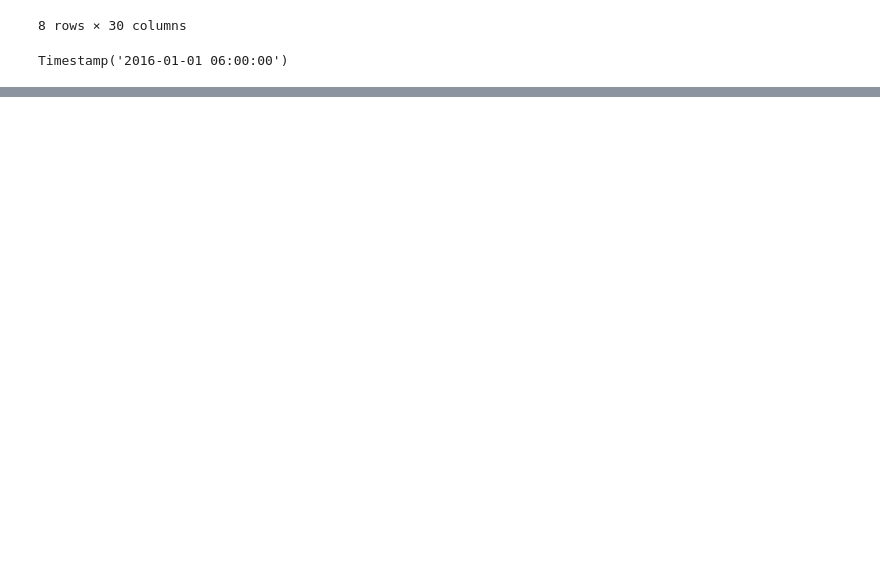
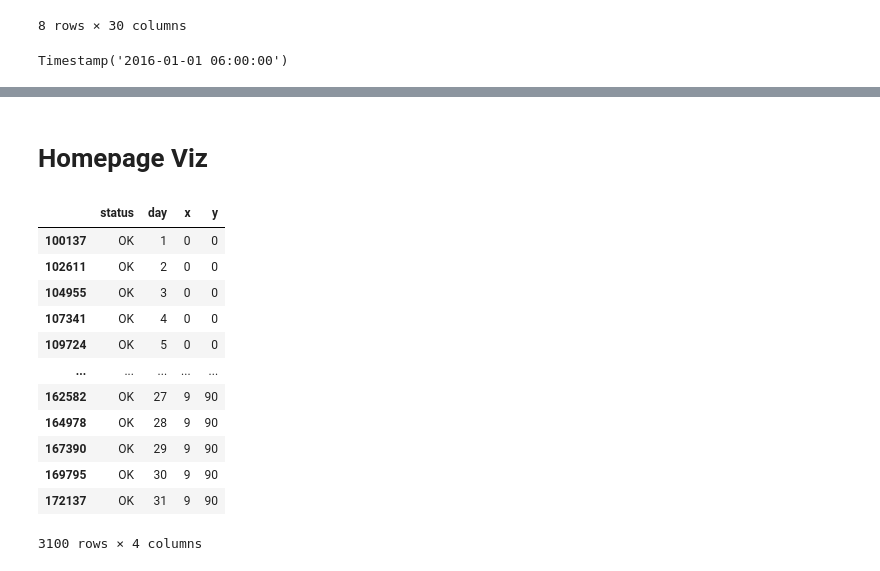
Before and after one commit to stevenjlm/streamlit-pen, a Jupyter notebook: viz.ipynb, the cells around one changed output, grey strips where cells are left out. Cells and saved outputs as stored; diff of their text form; code cells hidden in the pictures; blank space fills up the shorter version.

```diff
--- a/viz.ipynb
+++ b/viz.ipynb
@@ -60,0 +172,45 @@ KeyError: 'datetime'
+# %% [markdown]
+# Homepage Viz
+# %%
+df.columns = COLUMNS
+end_date = datetime(year=2015, month=12, day=31)
+start_date = end_date - timedelta(days=30)
+
+time_window_signal = df[(df['datetime'] >= start_date) & (df['datetime'] <= end_date)]
+# %%
+import math
+machine_id_coord_map = {idx: (idx % 10, 10*math.floor(idx/10)) for idx in range(100)}
+# %%
+import copy
+for idx in machine_id_coord_map:
+    m_signal = time_window_signal.loc[time_window_signal[COLUMNS[2]] == idx + 1]
+    day_skip = m_signal[::24]
+    day_skip = day_skip.iloc[:, [0,1]]
+    day_skip["x"] = machine_id_coord_map[idx][0]
+    day_skip["y"] = machine_id_coord_map[idx][1]
+    if idx == 0:
+        pp_df = copy.deepcopy(day_skip)
+    else:
+        pp_df = pp_df.append(day_skip)
+# %%
+pp_df.iloc[:,1] = pp_df["datetime"].dt.round("D").dt.day
+pp_df['failure_comp2'] = pp_df['failure_comp2'].astype('bool')
+pp_df = pp_df.replace(False, 'OK')
+pp_df = pp_df.replace(True, 'FAIL')
+pp_df.rename(columns={'datetime': 'day'}, inplace=True)
+pp_df.rename(columns={'failure_comp2': 'status'}, inplace=True)
+pp_df
+# %% [output]
+|  | status | day | x | y |
+| 100137 | OK | 1 | 0 | 0 |
+| 102611 | OK | 2 | 0 | 0 |
+| 104955 | OK | 3 | 0 | 0 |
+| 107341 | OK | 4 | 0 | 0 |
+| 109724 | OK | 5 | 0 | 0 |
+| ... | ... | ... | ... | ... |
+| 162582 | OK | 27 | 9 | 90 |
+| 164978 | OK | 28 | 9 | 90 |
+| 167390 | OK | 29 | 9 | 90 |
+| 169795 | OK | 30 | 9 | 90 |
+| 172137 | OK | 31 | 9 | 90 |
+3100 rows × 4 columns
```
Also changed, not shown: parts of 17 cells of this notebook, 5 other files.
